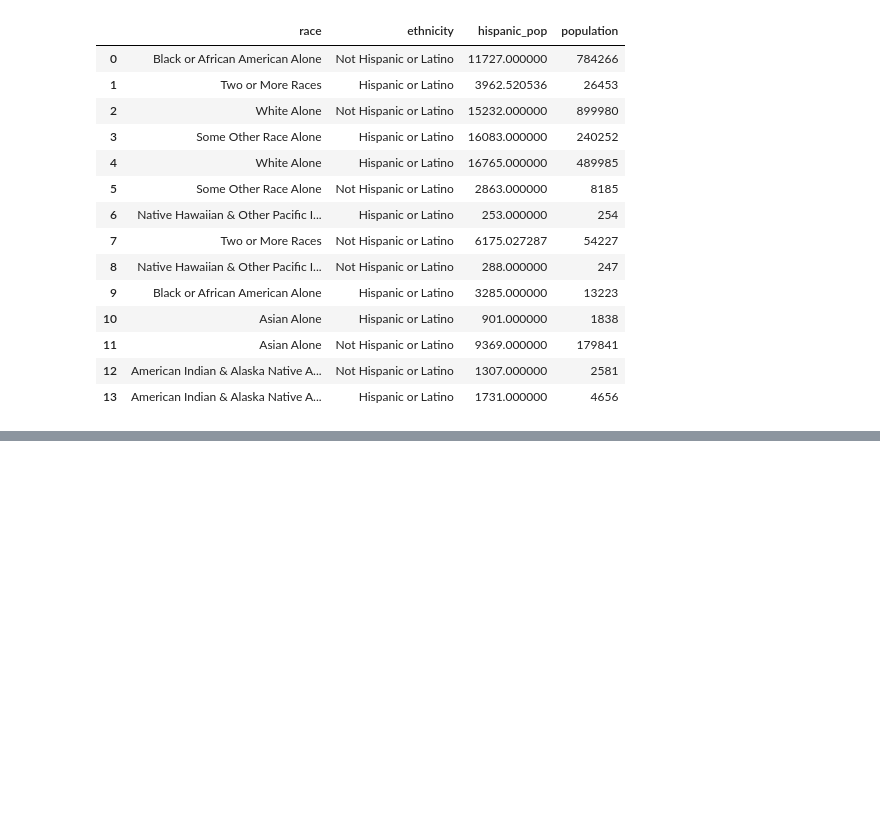
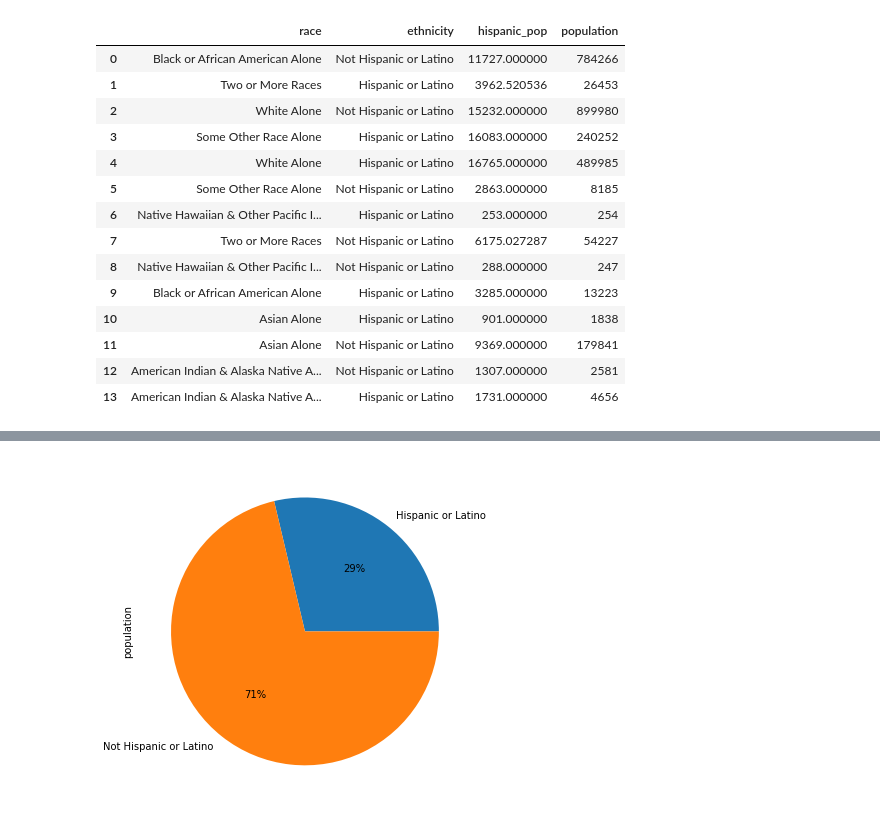
Before and after one commit to brankopoledic/covid-demo, a Jupyter notebook: chicago_demo/chicago_population_demo.ipynb, the cells around one changed output, grey strips where cells are left out. Saved outputs shown, nothing was run; the diff lists cells and outputs as text; code cells hidden in the pictures; blank space fills up the shorter version.

```diff
--- a/chicago_demo/chicago_population_demo.ipynb
+++ b/chicago_demo/chicago_population_demo.ipynb
@@ -65,4 +61,4 @@ race_count
 # %%
-chicago_ethnicity = chicago_pop_2018.groupby('ethnicity')
+chicago_ethnicity = chicago_pop_2018.groupby('ethnicity',as_index=True)
 ethnicity_count = pd.DataFrame(chicago_ethnicity['population'].sum())
 # %%
@@ -74,0 +72,4 @@ ethnicity_count
+# %%
+ethnicity_count = ethnicity_count.plot.pie(y='population', figsize=(6, 10), autopct='%1.0f%%',legend=False)
+# %% [output]
+[figure, added]
```
Also changed, not shown: parts of 4 cells of this notebook.
